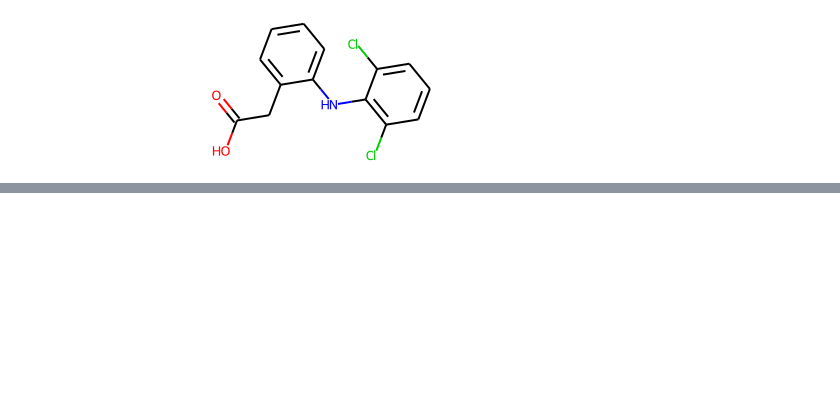
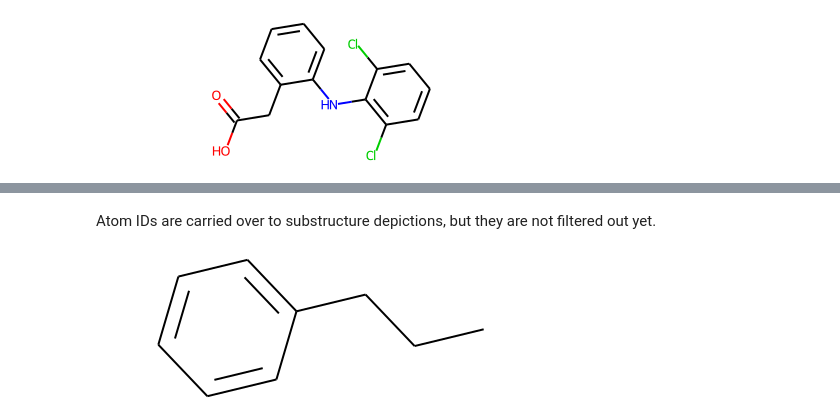
Before and after one commit to swamidasslab/xenopict, a Jupyter notebook: notebook/examples.ipynb, the cells around one changed output, grey strips where cells are left out. Cells and saved outputs as stored; diff of their text form; code cells hidden in the pictures; blank space fills up the shorter version.

```diff
--- a/notebook/examples.ipynb
+++ b/notebook/examples.ipynb
@@ -82,0 +123,6 @@ drawer.substructure_focus([0,1,2,3])
+# %% [markdown]
+Atom IDs are carried over to substructure depictions, but they are not filtered out yet.
+# %%
+x.substructure_focus([4,5,6])
+# %% [output]
+[figure, added]
```
Also changed, not shown: parts of 31 cells of this notebook.
